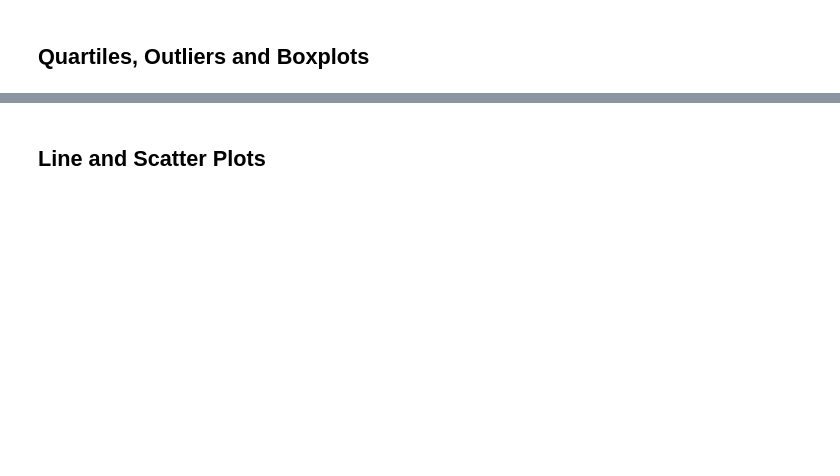
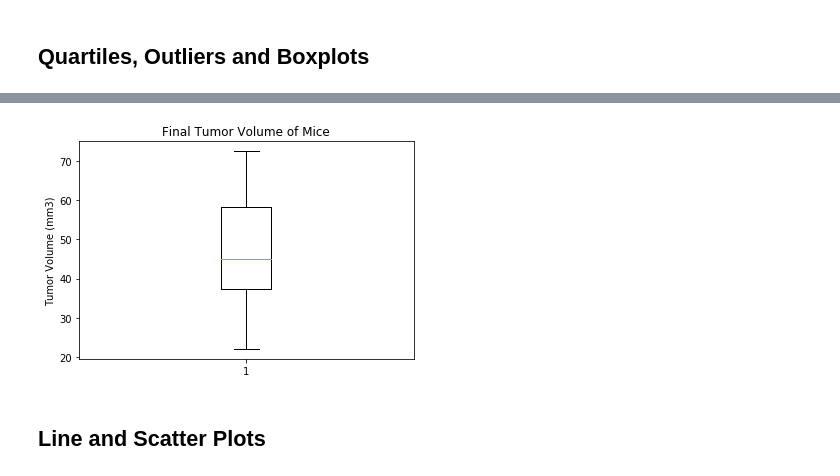
Before and after one commit to MHargita/matplotlib-challenge, a Jupyter notebook: Pymaceuticals/pymaceuticals_starter.ipynb, the cells around one changed output, grey strips where cells are left out. Saved outputs shown, nothing was run; the diff lists cells and outputs as text; code cells hidden in the pictures; blank space fills up the shorter version.

```diff
--- a/Pymaceuticals/pymaceuticals_starter.ipynb
+++ b/Pymaceuticals/pymaceuticals_starter.ipynb
@@ -226,11 +207,15 @@ cleaned_df
 # %%
 # Generate a box plot of the final tumor volume of each mouse across four regimens of interest
-times = []
+
+
+tumor_vol = new_df['Tumor Volume (mm3)']
 fig1, ax1 = plt.subplots()
-ax1.set_title('Reaction Times at Baseball Batting Cage')
-ax1.set_ylabel('Reaction Time (ms)')
-ax1.boxplot(times)
+ax1.set_title('Final Tumor Volume of Mice')
+ax1.set_ylabel('Tumor Volume (mm3)')
+ax1.boxplot(tumor_vol)
 plt.show()
+# %% [output]
+[figure, added]
 # %% [markdown]
 ## Line and Scatter Plots
 # %%
```
Also changed, not shown: parts of 24 cells of this notebook.
